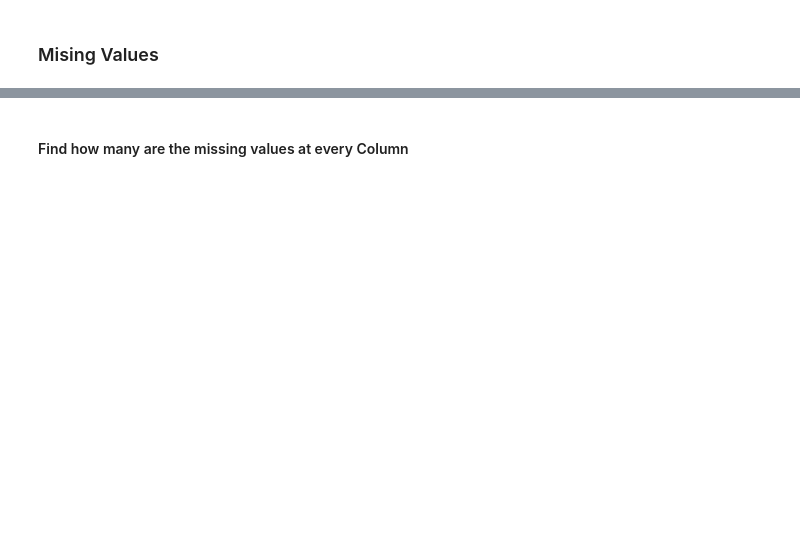
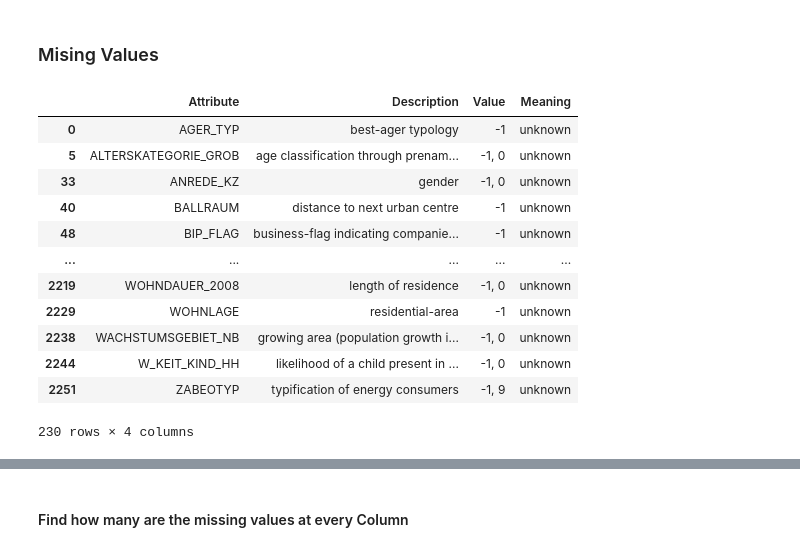
Before and after one commit to Evaggelou/Arvato-Project-, a Jupyter notebook: Arvato_Project_Workbook.ipynb, the cells around one changed output, grey strips where cells are left out. Drawn from its saved outputs; the diff is of its cells as text; code cells hidden in the pictures; blank space fills up the shorter version.

```diff
--- a/Arvato_Project_Workbook.ipynb
+++ b/Arvato_Project_Workbook.ipynb
@@ -147,6 +216,22 @@ customers.info()
 # customers = fix_CAMEO_columns(customers)
 # %% [markdown]
 ### Mising Values
+# %%
+attributes_unknown
+# %% [output]
+|  | Attribute | Description | Value | Meaning |
+| 0 | AGER_TYP | best-ager typology | -1 | unknown |
+| 5 | ALTERSKATEGORIE_GROB | age classification through prenam... | -1, 0 | unknown |
+| 33 | ANREDE_KZ | gender | -1, 0 | unknown |
+| 40 | BALLRAUM | distance to next urban centre | -1 | unknown |
+| 48 | BIP_FLAG | business-flag indicating companie... | -1 | unknown |
+| ... | ... | ... | ... | ... |
+| 2219 | WOHNDAUER_2008 | length of residence | -1, 0 | unknown |
+| 2229 | WOHNLAGE | residential-area | -1 | unknown |
+| 2238 | WACHSTUMSGEBIET_NB | growing area (population growth i... | -1, 0 | unknown |
+| 2244 | W_KEIT_KIND_HH | likelihood of a child present in ... | -1, 0 | unknown |
+| 2251 | ZABEOTYP | typification of energy consumers | -1, 9 | unknown |
+230 rows × 4 columns
 # %%
 attributes_unknown = attributes[attributes.Meaning == "unknown"]
 attributes_unknown.dropna(subset = ["Attribute"], inplace=True)
```
Also changed, not shown: parts of 42 cells of this notebook.
